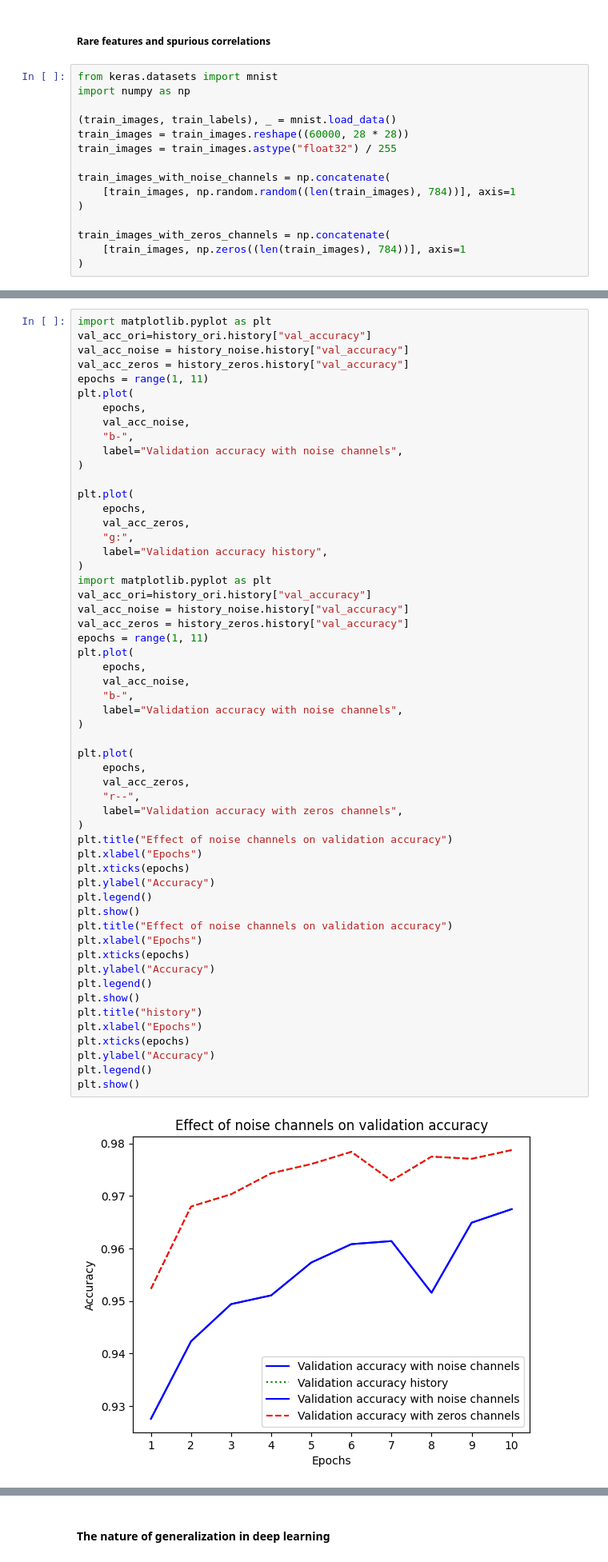
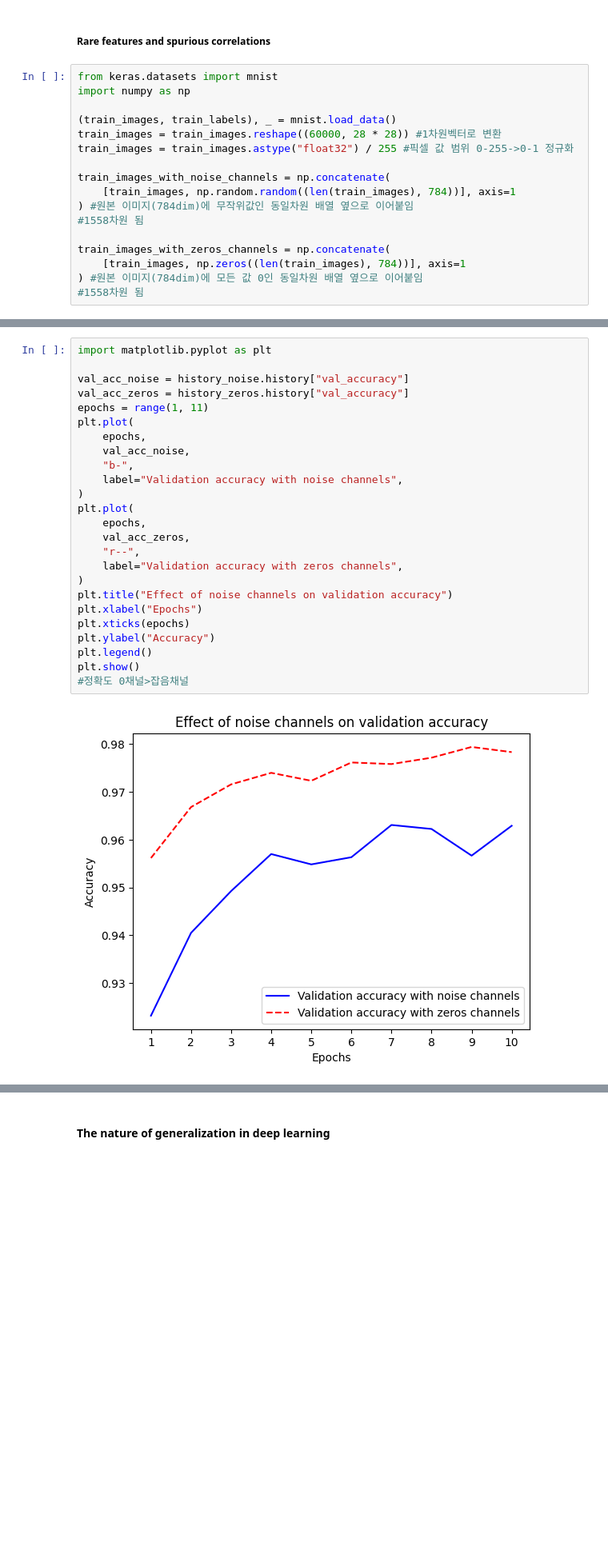
Before and after one commit to katt-05/dl, a Jupyter notebook: chapter05_fundamentals_of_ml.ipynb, the cells around one changed output, grey strips where cells are left out. Shown at 80% size. Cells and saved outputs as stored; diff of their text form; blank space fills up the shorter version.

```diff
--- a/chapter05_fundamentals_of_ml.ipynb
+++ b/chapter05_fundamentals_of_ml.ipynb
@@ -46,13 +43,15 @@ from keras.datasets import mnist
 import numpy as np
 
 (train_images, train_labels), _ = mnist.load_data()
-train_images = train_images.reshape((60000, 28 * 28))
-train_images = train_images.astype("float32") / 255
+train_images = train_images.reshape((60000, 28 * 28)) #1차원벡터로 변환
+train_images = train_images.astype("float32") / 255 #픽셀 값 범위 0-255->0-1 정규화
 
 train_images_with_noise_channels = np.concatenate(
     [train_images, np.random.random((len(train_images), 784))], axis=1
-)
+) #원본 이미지(784dim)에 무작위값인 동일차원 배열 옆으로 이어붙임
+#1558차원 됨
 
 train_images_with_zeros_channels = np.concatenate(
     [train_images, np.zeros((len(train_images), 784))], axis=1
-)
+) #원본 이미지(784dim)에 모든 값 0인 동일차원 배열 옆으로 이어붙임
+#1558차원 됨
@@ -126,57 +119,27 @@ Epoch 10/10
 # %%
 import matplotlib.pyplot as plt
-val_acc_ori=history_ori.history["val_accuracy"]
+
 val_acc_noise = history_noise.history["val_accuracy"]
 val_acc_zeros = history_zeros.history["val_accuracy"]
 epochs = range(1, 11)
 plt.plot(
     epochs,
     val_acc_noise,
     "b-",
     label="Validation accuracy with noise channels",
 )
-
-plt.plot(
-    epochs,
-    val_acc_zeros,
-    "g:",
-    label="Validation accuracy history",
-)
-import matplotlib.pyplot as plt
-val_acc_ori=history_ori.history["val_accuracy"]
-val_acc_noise = history_noise.history["val_accuracy"]
-val_acc_zeros = history_zeros.history["val_accuracy"]
-epochs = range(1, 11)
-plt.plot(
-    epochs,
-    val_acc_noise,
-    "b-",
-    label="Validation accuracy with noise channels",
-)
-
 plt.plot(
     epochs,
     val_acc_zeros,
     "r--",
     label="Validation accuracy with zeros channels",
 )
 plt.title("Effect of noise channels on validation accuracy")
 plt.xlabel("Epochs")
 plt.xticks(epochs)
 plt.ylabel("Accuracy")
 plt.legend()
 plt.show()
-plt.title("Effect of noise channels on validation accuracy")
-plt.xlabel("Epochs")
-plt.xticks(epochs)
-plt.ylabel("Accuracy")
-plt.legend()
-plt.show()
-plt.title("history")
-plt.xlabel("Epochs")
-plt.xticks(epochs)
-plt.ylabel("Accuracy")
-plt.legend()
-plt.show()
+#정확도 0채널>잡음채널
 # %% [output]
-[figure, old version]
+[figure, new version]
```
Also changed, not shown: parts of 34 cells of this notebook.
